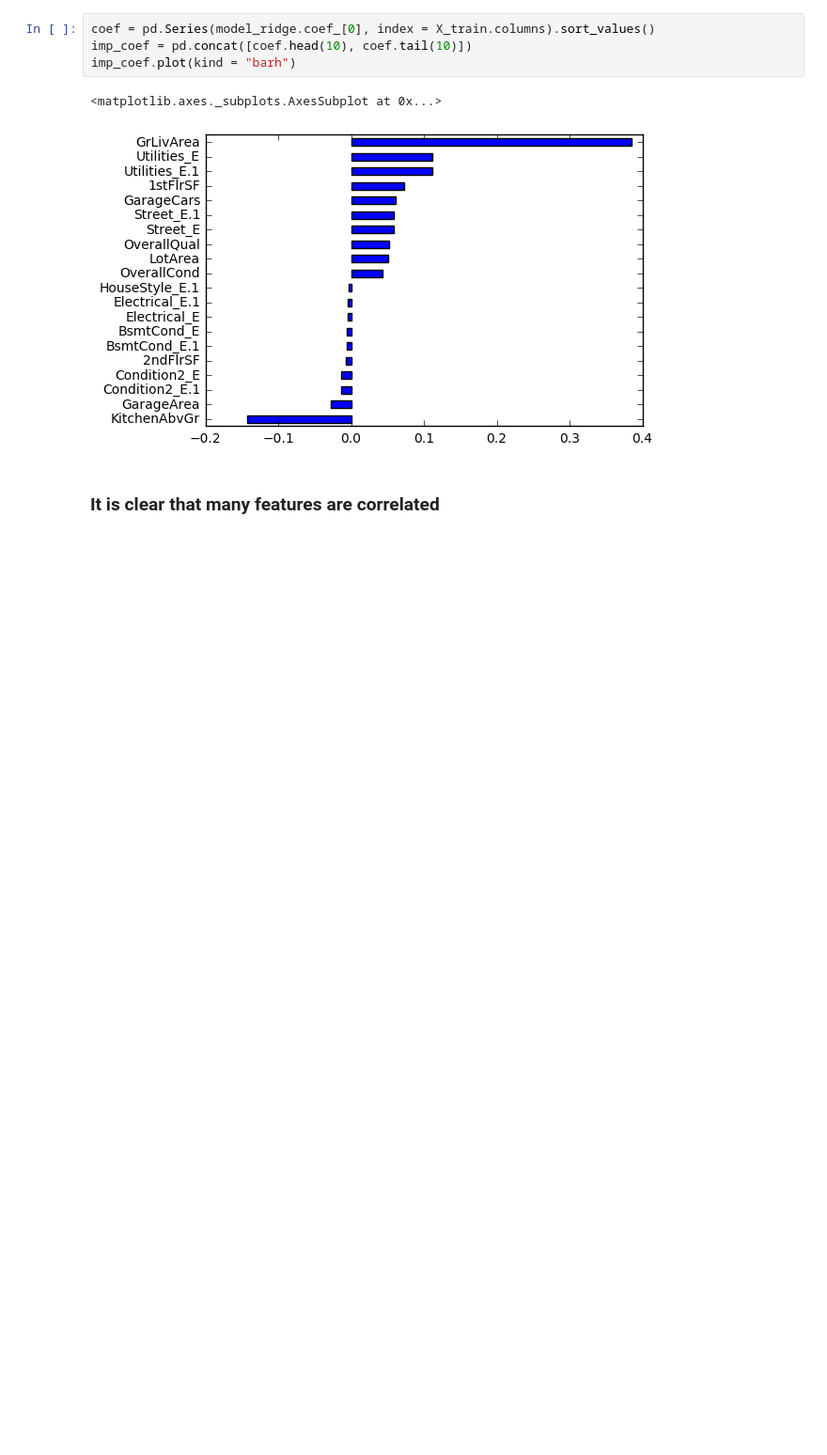
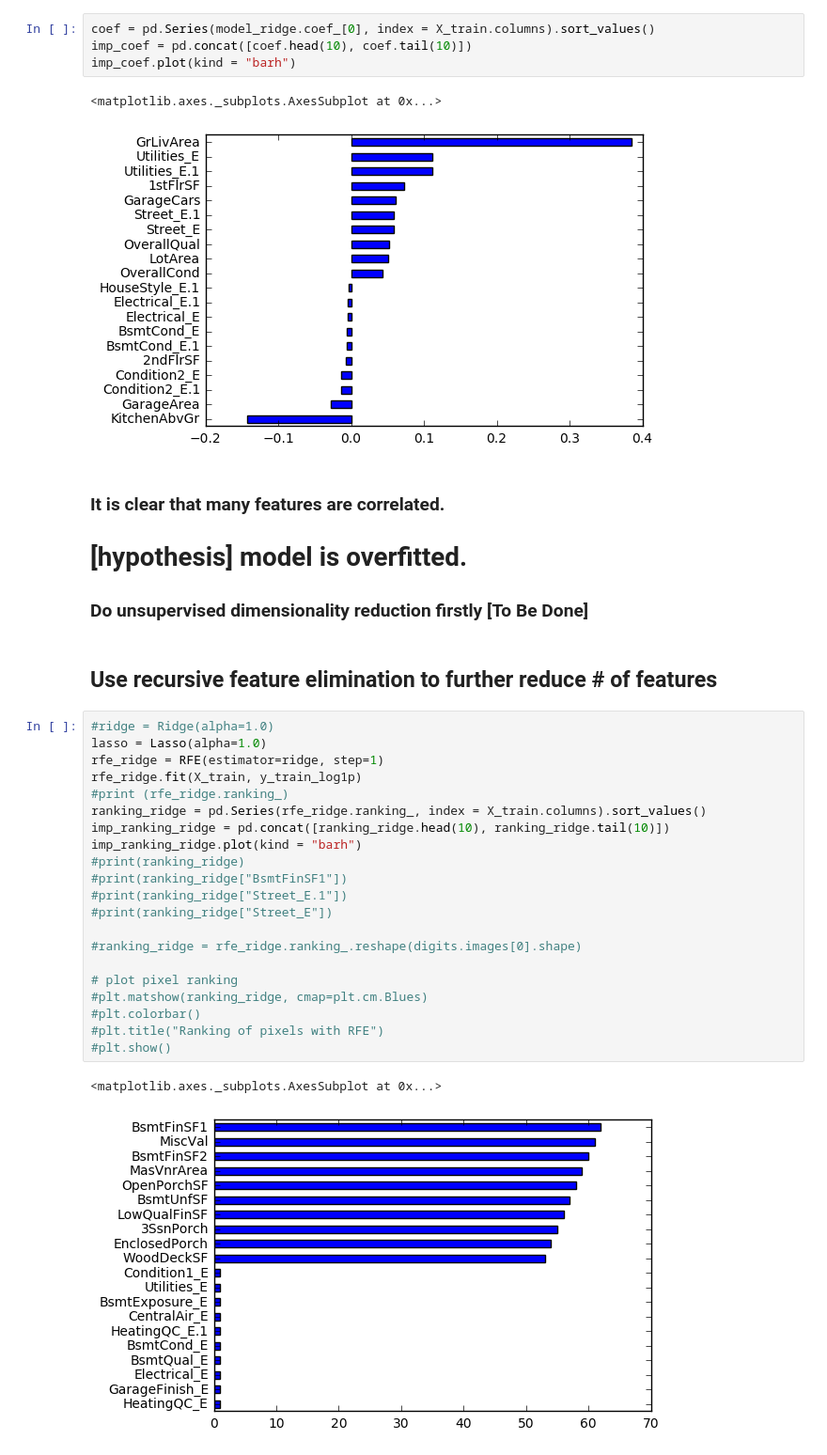
Before and after one commit to andrewlyu/Housing_Price, a Jupyter notebook: notebook/RLM.ipynb, the cells around one changed output. Shown: that part at 94% size. Cells and saved outputs as stored; diff of their text form; blank space fills up the shorter version.

```diff
--- a/notebook/RLM.ipynb
+++ b/notebook/RLM.ipynb
@@ -61,4 +66,32 @@ imp_coef.plot(kind = "barh")
 <matplotlib.axes._subplots.AxesSubplot at 0x...>
 [figure]
 # %% [markdown]
-### It is clear that many features are correlated
+### It is clear that many features are correlated.
+# [hypothesis] model is overfitted.
+### Do unsupervised dimensionality reduction firstly [To Be Done]
+# %% [markdown]
+## Use recursive feature elimination to further reduce # of features
+# %%
+#ridge = Ridge(alpha=1.0)
+lasso = Lasso(alpha=1.0)
+rfe_ridge = RFE(estimator=ridge, step=1)
+rfe_ridge.fit(X_train, y_train_log1p)
+#print (rfe_ridge.ranking_)
+ranking_ridge = pd.Series(rfe_ridge.ranking_, index = X_train.columns).sort_values()
+imp_ranking_ridge = pd.concat([ranking_ridge.head(10), ranking_ridge.tail(10)])
+imp_ranking_ridge.plot(kind = "barh")
+#print(ranking_ridge)
+#print(ranking_ridge["BsmtFinSF1"])
+#print(ranking_ridge["Street_E.1"])
+#print(ranking_ridge["Street_E"])
+
+#ranking_ridge = rfe_ridge.ranking_.reshape(digits.images[0].shape)
+
+# plot pixel ranking
+#plt.matshow(ranking_ridge, cmap=plt.cm.Blues)
+#plt.colorbar()
+#plt.title("Ranking of pixels with RFE")
+#plt.show()
+# %% [output]
+<matplotlib.axes._subplots.AxesSubplot at 0x...>
+[figure, added]
```
Also changed, not shown: parts of 5 cells of this notebook.
